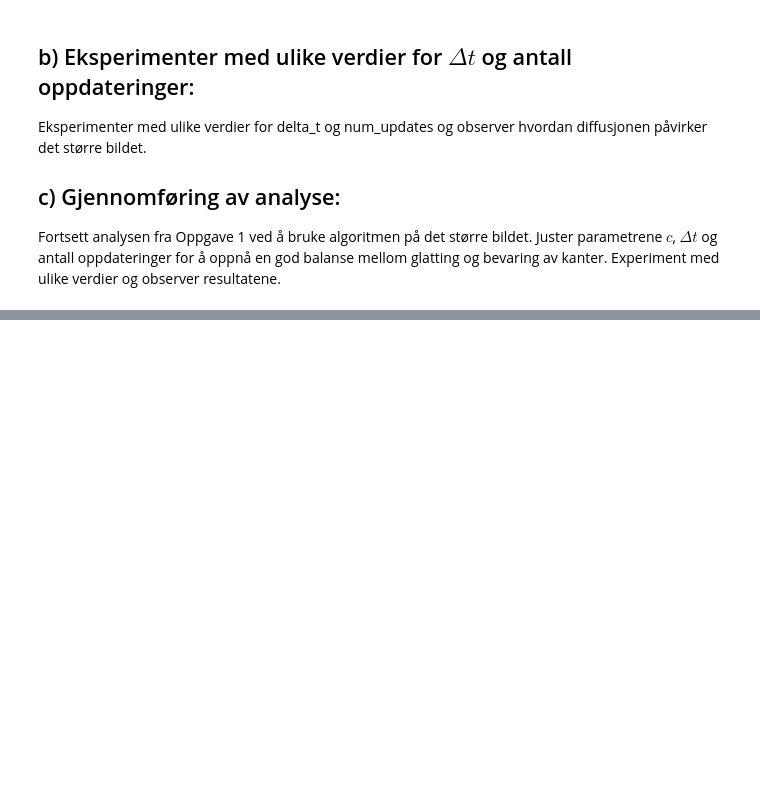
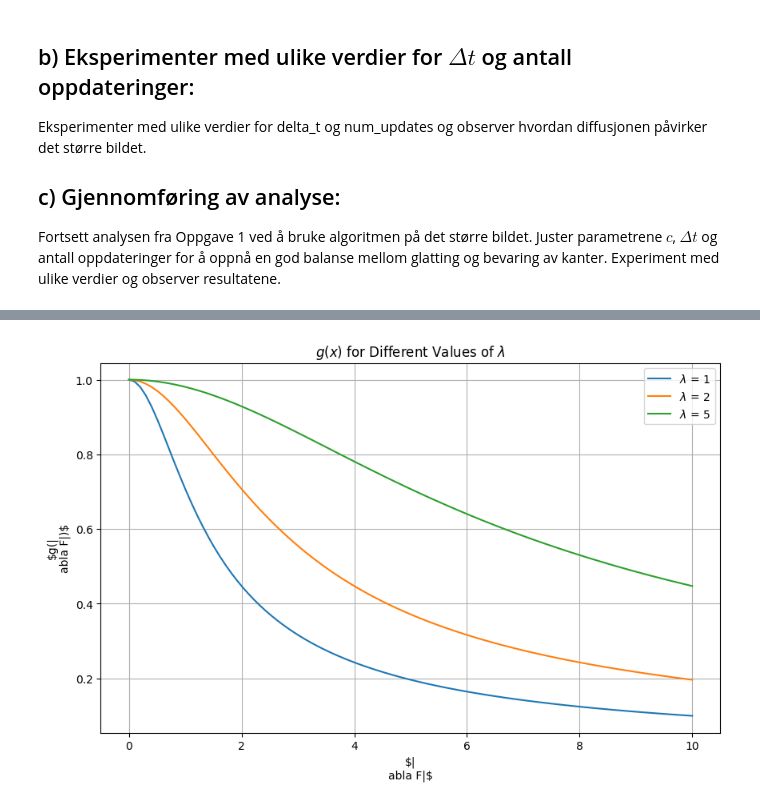
Before and after one commit to JoachimCode/ImageDiffusion, a Jupyter notebook: Bildebehandling,_diffusjon_og_Prims_algoritme.ipynb, the cells around one changed output, grey strips where cells are left out. Saved outputs shown, nothing was run; the diff lists cells and outputs as text; code cells hidden in the pictures; blank space fills up the shorter version.

```diff
--- a/Bildebehandling,_diffusjon_og_Prims_algoritme.ipynb
+++ b/Bildebehandling,_diffusjon_og_Prims_algoritme.ipynb
@@ -234,0 +244,23 @@ Fortsett analysen fra Oppgave 1 ved å bruke algoritmen på det større bildet.
+# %%
+import numpy as np
+import matplotlib.pyplot as plt
+
+def g(x, lam):
+    return 1 / np.sqrt(1 + (x**2) / (lam**2))
+
+x_values = np.linspace(0, 10, 100)
+lambda_values = [1, 2, 5]
+
+plt.figure(figsize=(10, 6))
+
+for lam in lambda_values:
+    plt.plot(x_values, g(x_values, lam), label=f'$\lambda$ = {lam}')
+
+plt.title('$g(x)$ for Different Values of $\lambda$')
+plt.xlabel('$|\nabla F|$')
+plt.ylabel('$g(|\nabla F|)$')
+plt.legend()
+plt.grid(True)
+plt.show()
+# %% [output]
+[figure, added]
```
Also changed, not shown: parts of 5 cells of this notebook.
